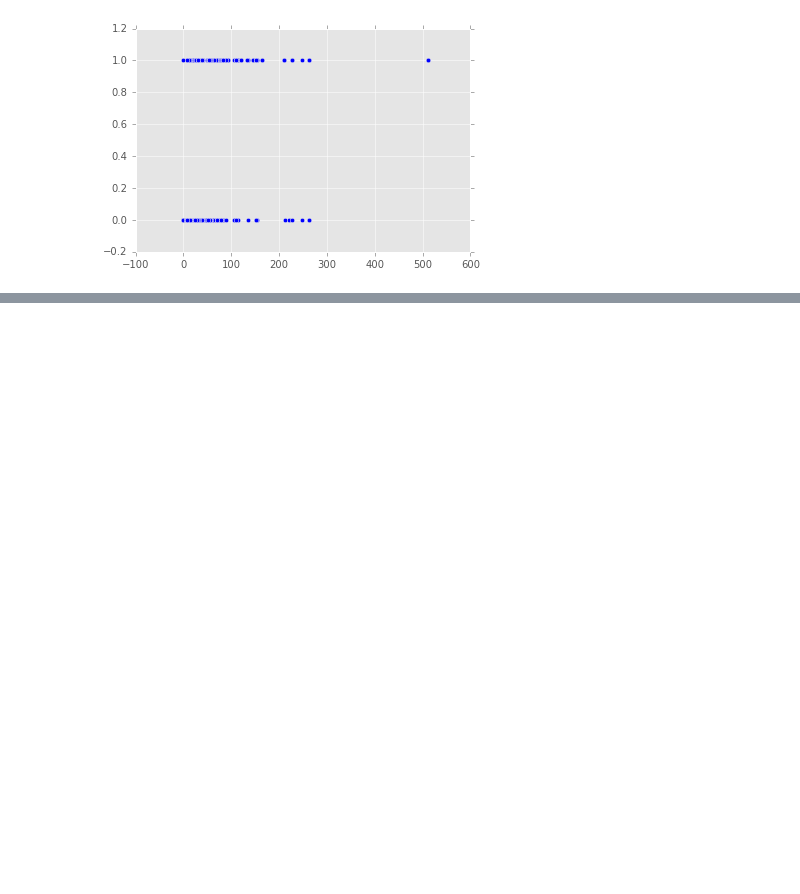
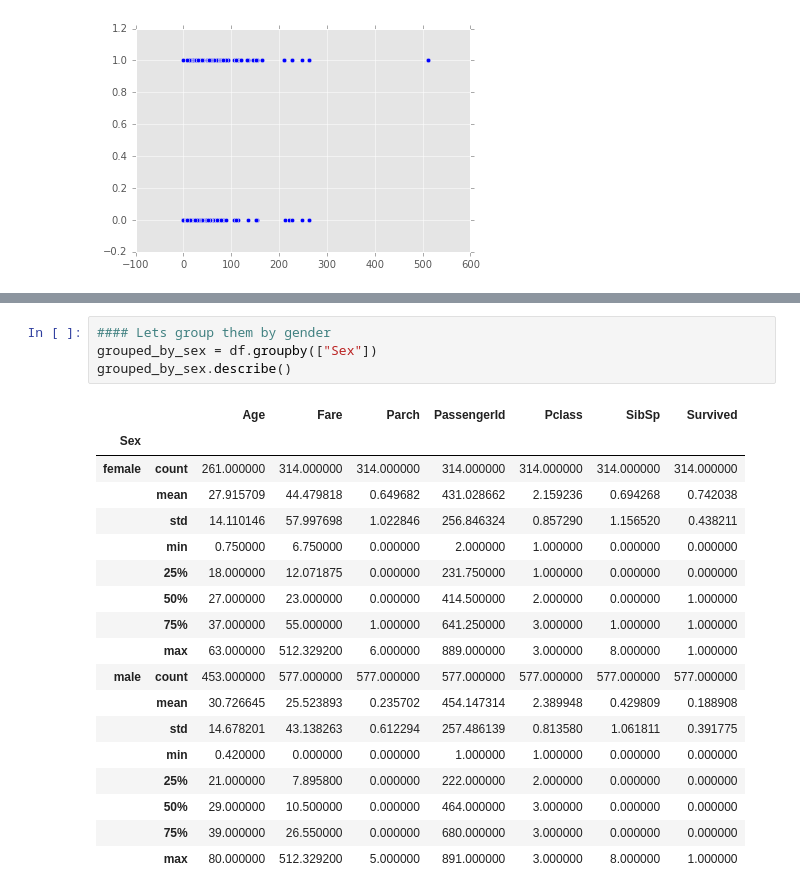
Before and after one commit to bjoyce3/titanic_data_exploration, a Jupyter notebook: titanic_walkthrough.ipynb, the cells around one changed output, grey strips where cells are left out. Drawn from its saved outputs; the diff is of its cells as text; blank space fills up the shorter version.

```diff
--- a/titanic_walkthrough.ipynb
+++ b/titanic_walkthrough.ipynb
@@ -151,0 +233,23 @@ df_scrap.plot(style=['ro','bx'])
+# %%
+#### Lets group them by gender
+grouped_by_sex = df.groupby(["Sex"])
+grouped_by_sex.describe()
+# %% [output]
+|  |  | Age | Fare | Parch | PassengerId | Pclass | SibSp | Survived |
+| Sex |  |  |  |  |  |  |  |  |
+| female | count | 261.000000 | 314.000000 | 314.000000 | 314.000000 | 314.000000 | 314.000000 | 314.000000 |
+|  | mean | 27.915709 | 44.479818 | 0.649682 | 431.028662 | 2.159236 | 0.694268 | 0.742038 |
+|  | std | 14.110146 | 57.997698 | 1.022846 | 256.846324 | 0.857290 | 1.156520 | 0.438211 |
+|  | min | 0.750000 | 6.750000 | 0.000000 | 2.000000 | 1.000000 | 0.000000 | 0.000000 |
+|  | 25% | 18.000000 | 12.071875 | 0.000000 | 231.750000 | 1.000000 | 0.000000 | 0.000000 |
+|  | 50% | 27.000000 | 23.000000 | 0.000000 | 414.500000 | 2.000000 | 0.000000 | 1.000000 |
+|  | 75% | 37.000000 | 55.000000 | 1.000000 | 641.250000 | 3.000000 | 1.000000 | 1.000000 |
+|  | max | 63.000000 | 512.329200 | 6.000000 | 889.000000 | 3.000000 | 8.000000 | 1.000000 |
+| male | count | 453.000000 | 577.000000 | 577.000000 | 577.000000 | 577.000000 | 577.000000 | 577.000000 |
+|  | mean | 30.726645 | 25.523893 | 0.235702 | 454.147314 | 2.389948 | 0.429809 | 0.188908 |
+|  | std | 14.678201 | 43.138263 | 0.612294 | 257.486139 | 0.813580 | 1.061811 | 0.391775 |
+|  | min | 0.420000 | 0.000000 | 0.000000 | 1.000000 | 1.000000 | 0.000000 | 0.000000 |
+|  | 25% | 21.000000 | 7.895800 | 0.000000 | 222.000000 | 2.000000 | 0.000000 | 0.000000 |
+|  | 50% | 29.000000 | 10.500000 | 0.000000 | 464.000000 | 3.000000 | 0.000000 | 0.000000 |
+|  | 75% | 39.000000 | 26.550000 | 0.000000 | 680.000000 | 3.000000 | 0.000000 | 0.000000 |
+|  | max | 80.000000 | 512.329200 | 5.000000 | 891.000000 | 3.000000 | 8.000000 | 1.000000 |
```
Also changed, not shown: parts of 15 cells of this notebook, 5 other files.
